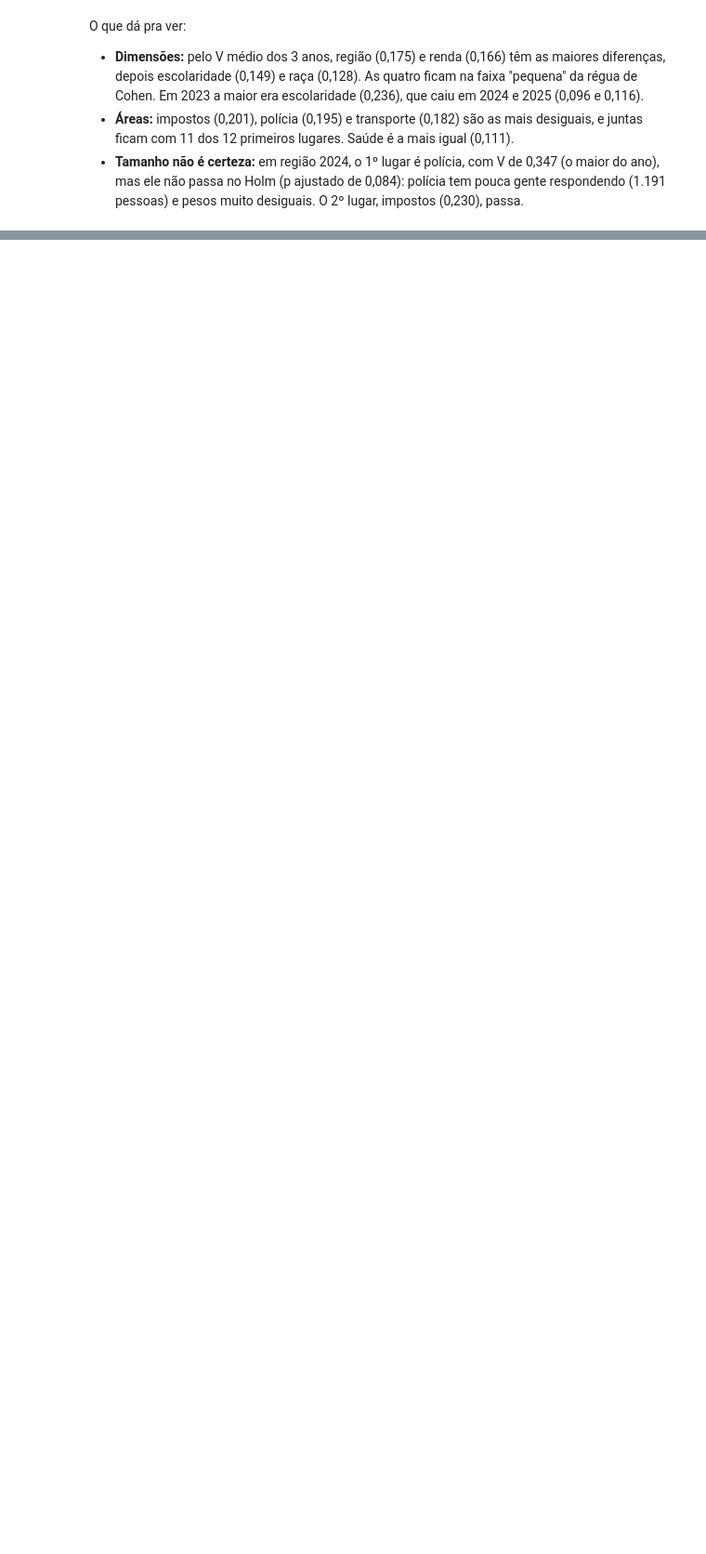
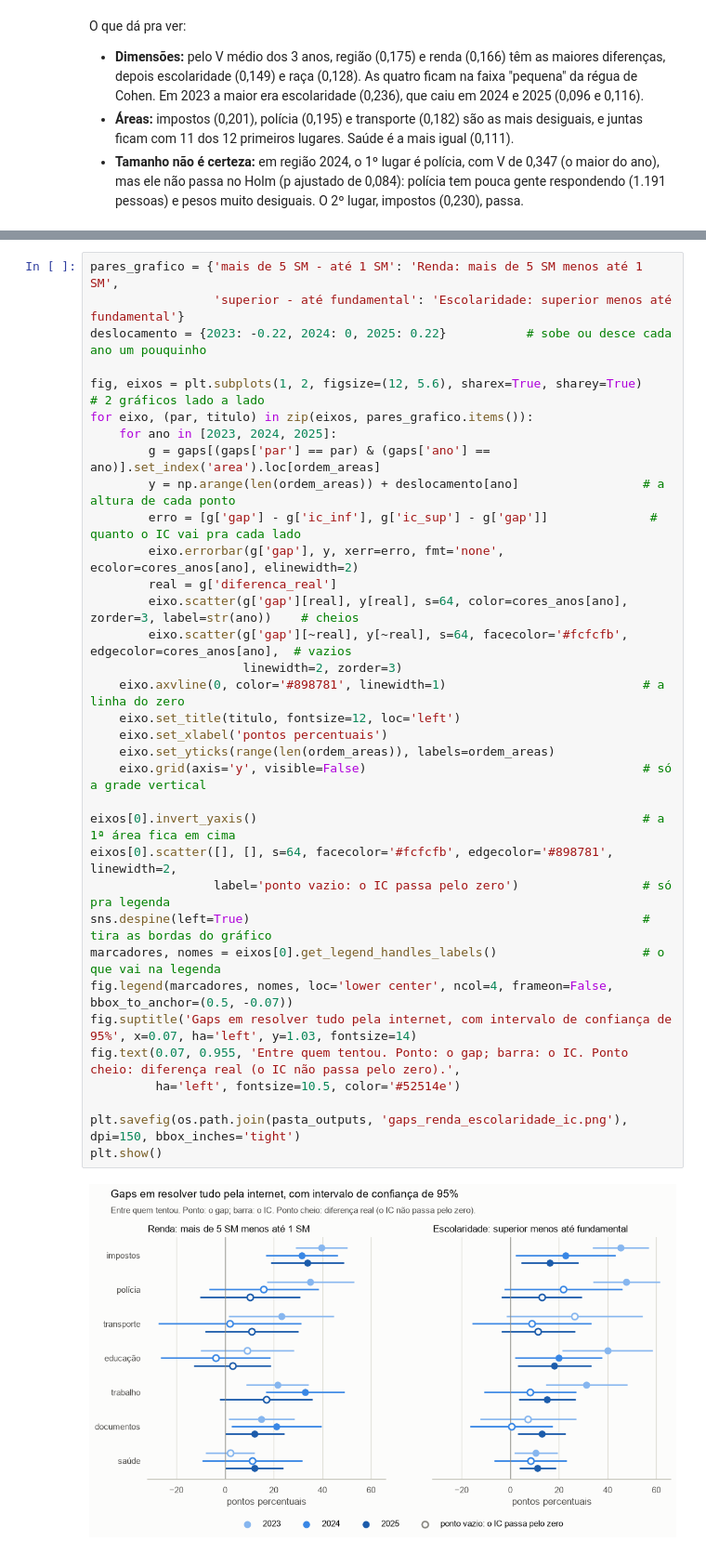
Before and after one commit to RdgsPedro/apartheid-digital, a Jupyter notebook: notebooks/03_testes.ipynb, the cells around one changed output, grey strips where cells are left out. Shown at 93% size. Saved outputs shown, nothing was run; the diff lists cells and outputs as text; blank space fills up the shorter version.

```diff
--- a/notebooks/03_testes.ipynb
+++ b/notebooks/03_testes.ipynb
@@ -897,0 +1181,36 @@ O que dá pra ver:
+# %%
+pares_grafico = {'mais de 5 SM - até 1 SM': 'Renda: mais de 5 SM menos até 1 SM',
+                 'superior - até fundamental': 'Escolaridade: superior menos até fundamental'}
+deslocamento = {2023: -0.22, 2024: 0, 2025: 0.22}           # sobe ou desce cada ano um pouquinho
+
+fig, eixos = plt.subplots(1, 2, figsize=(12, 5.6), sharex=True, sharey=True)    # 2 gráficos lado a lado
+for eixo, (par, titulo) in zip(eixos, pares_grafico.items()):
+    for ano in [2023, 2024, 2025]:
+        g = gaps[(gaps['par'] == par) & (gaps['ano'] == ano)].set_index('area').loc[ordem_areas]
+        y = np.arange(len(ordem_areas)) + deslocamento[ano]                 # a altura de cada ponto
+        erro = [g['gap'] - g['ic_inf'], g['ic_sup'] - g['gap']]              # quanto o IC vai pra cada lado
+        eixo.errorbar(g['gap'], y, xerr=erro, fmt='none', ecolor=cores_anos[ano], elinewidth=2)
+        real = g['diferenca_real']
+        eixo.scatter(g['gap'][real], y[real], s=64, color=cores_anos[ano], zorder=3, label=str(ano))    # cheios
+        eixo.scatter(g['gap'][~real], y[~real], s=64, facecolor='#fcfcfb', edgecolor=cores_anos[ano],  # vazios
+                     linewidth=2, zorder=3)
+    eixo.axvline(0, color='#898781', linewidth=1)                           # a linha do zero
+    eixo.set_title(titulo, fontsize=12, loc='left')
+    eixo.set_xlabel('pontos percentuais')
+    eixo.set_yticks(range(len(ordem_areas)), labels=ordem_areas)
+    eixo.grid(axis='y', visible=False)                                      # só a grade vertical
+
+eixos[0].invert_yaxis()                                                     # a 1ª área fica em cima
+eixos[0].scatter([], [], s=64, facecolor='#fcfcfb', edgecolor='#898781', linewidth=2,
+                 label='ponto vazio: o IC passa pelo zero')                 # só pra legenda
+sns.despine(left=True)                                                      # tira as bordas do gráfico
+marcadores, nomes = eixos[0].get_legend_handles_labels()                    # o que vai na legenda
+fig.legend(marcadores, nomes, loc='lower center', ncol=4, frameon=False, bbox_to_anchor=(0.5, -0.07))
+fig.suptitle('Gaps em resolver tudo pela internet, com intervalo de confiança de 95%', x=0.07, ha='left', y=1.03, fontsize=14)
+fig.text(0.07, 0.955, 'Entre quem tentou. Ponto: o gap; barra: o IC. Ponto cheio: diferença real (o IC não passa pelo zero).',
+         ha='left', fontsize=10.5, color='#52514e')
+
+plt.savefig(os.path.join(pasta_outputs, 'gaps_renda_escolaridade_ic.png'), dpi=150, bbox_inches='tight')
+plt.show()
+# %% [output]
+[figure, added]
```
Also changed, not shown: parts of 25 cells of this notebook, 7 other files.
